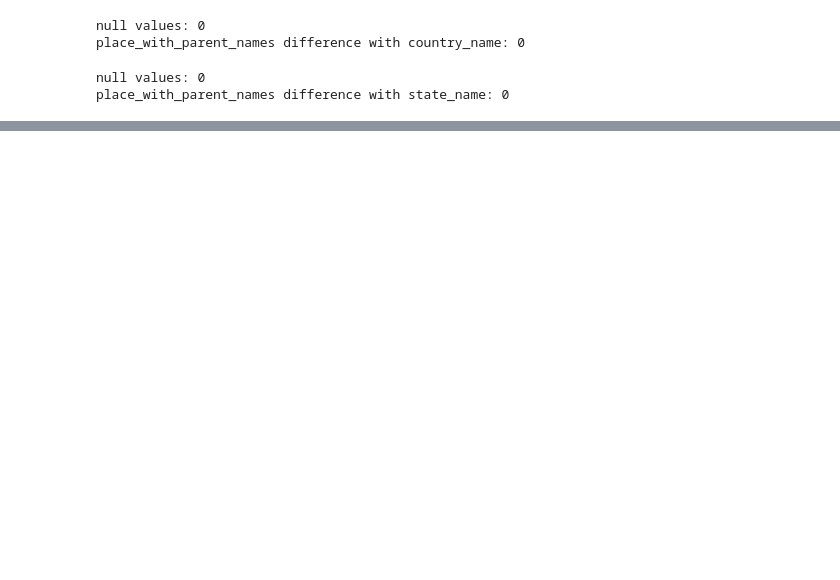
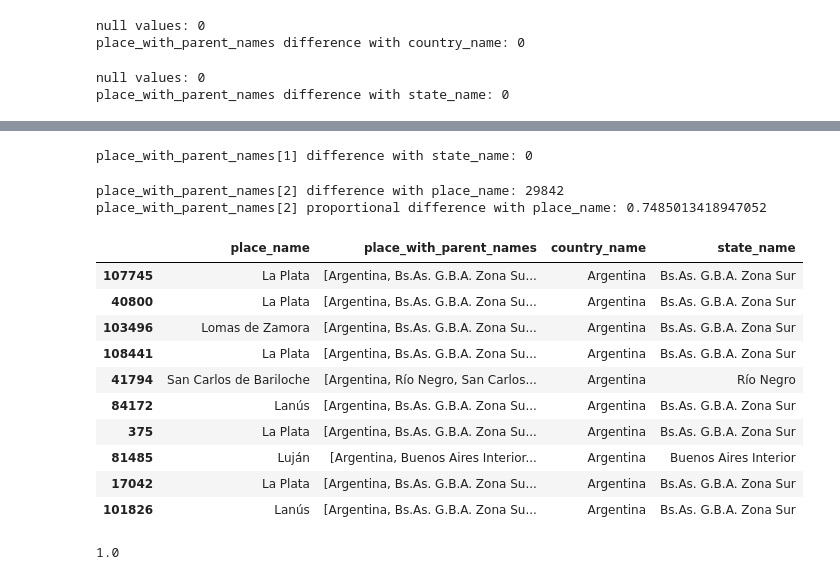
Before and after one commit to LuiosDyet/dh-ds-pi-1, a Jupyter notebook: ubicacion.ipynb, the cells around one changed output, grey strips where cells are left out. Saved outputs shown, nothing was run; the diff lists cells and outputs as text; code cells hidden in the pictures; blank space fills up the shorter version.

```diff
--- a/ubicacion.ipynb
+++ b/ubicacion.ipynb
@@ -113,0 +220,5 @@ Los registros que no tienen valor en place_name son los que no coinciden, todos
+# %%
+# Revisamos los place_with_parent_names con cuatro elementos
+mask = location_data['place_with_parent_names'].apply(lambda x: len(x) == 4)
+location_data_4_elements = location_data[mask].copy()
+location_data_4_elements['place_with_parent_names'].shape
@@ -113,0 +239,35 @@ Los registros que no tienen valor en place_name son los que no coinciden, todos
+# %%
+# Confirmamos que los valores de la columna place_with_parent_names[1] coinciden con los valores de la columna state_name
+mask = (location_data_4_elements['place_with_parent_names'].apply(lambda x: x[1]) != location_data_4_elements['state_name'])
+print("place_with_parent_names[1] difference with state_name:", location_data_4_elements[mask].shape[0])
+# %% [output]
+place_with_parent_names[1] difference with state_name: 0
+# %%
+# Confirmamos que los valores de la columna place_with_parent_names[2] coinciden con los valores de la columna place_name
+mask = location_data_4_elements['place_with_parent_names'].apply(lambda x: x[2]) != location_data_4_elements['place_name']
+print("place_with_parent_names[2] difference with place_name:", location_data_4_elements[mask].shape[0])
+print("place_with_parent_names[2] proportional difference with place_name:", location_data_4_elements[mask].shape[0] / location_data_4_elements.shape[0])
+anti_mask = ~mask
+location_data_4_elements_non_matching = location_data_4_elements[anti_mask].copy()
+location_data_4_elements_non_matching[places].sample(10)
+# %% [output]
+place_with_parent_names[2] difference with place_name: 29842
+place_with_parent_names[2] proportional difference with place_name: 0.7485013418947052
+|  | place_name | place_with_parent_names | country_name | state_name |
+| 107745 | La Plata | [Argentina, Bs.As. G.B.A. Zona Su... | Argentina | Bs.As. G.B.A. Zona Sur |
+| 40800 | La Plata | [Argentina, Bs.As. G.B.A. Zona Su... | Argentina | Bs.As. G.B.A. Zona Sur |
+| 103496 | Lomas de Zamora | [Argentina, Bs.As. G.B.A. Zona Su... | Argentina | Bs.As. G.B.A. Zona Sur |
+| 108441 | La Plata | [Argentina, Bs.As. G.B.A. Zona Su... | Argentina | Bs.As. G.B.A. Zona Sur |
+| 41794 | San Carlos de Bariloche | [Argentina, Río Negro, San Carlos... | Argentina | Río Negro |
+| 84172 | Lanús | [Argentina, Bs.As. G.B.A. Zona Su... | Argentina | Bs.As. G.B.A. Zona Sur |
+| 375 | La Plata | [Argentina, Bs.As. G.B.A. Zona Su... | Argentina | Bs.As. G.B.A. Zona Sur |
+| 81485 | Luján | [Argentina, Buenos Aires Interior... | Argentina | Buenos Aires Interior |
+| 17042 | La Plata | [Argentina, Bs.As. G.B.A. Zona Su... | Argentina | Bs.As. G.B.A. Zona Sur |
+| 101826 | Lanús | [Argentina, Bs.As. G.B.A. Zona Su... | Argentina | Bs.As. G.B.A. Zona Sur |
+# %%
+# No coinciden en 29842 registros pero coinciden en el resto.
+# Confirmamos que los que coinciden son iguales al valor[3]
+mask = location_data_4_elements_non_matching['place_with_parent_names'].apply(lambda x: x[2]) == location_data_4_elements_non_matching['place_with_parent_names'].apply(lambda x: x[3])
+location_data_4_elements_non_matching[mask].shape[0]/ location_data_4_elements_non_matching.shape[0]
+# %% [output]
+1.0
```
Also changed, not shown: parts of 45 cells of this notebook, 2 other files.
